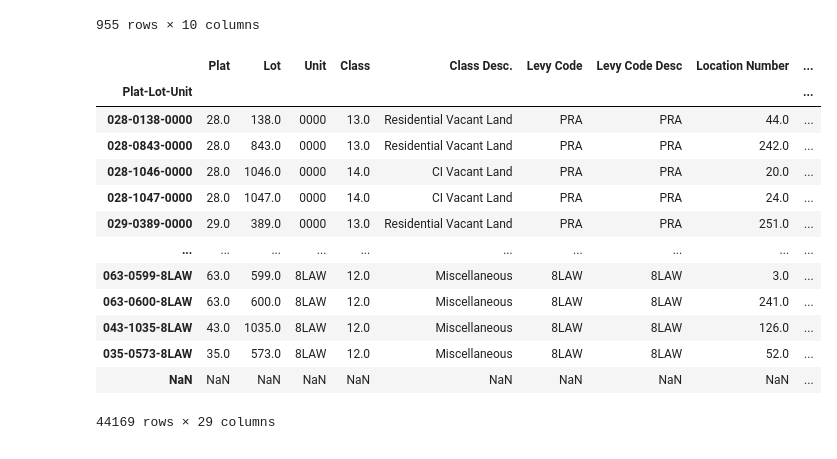
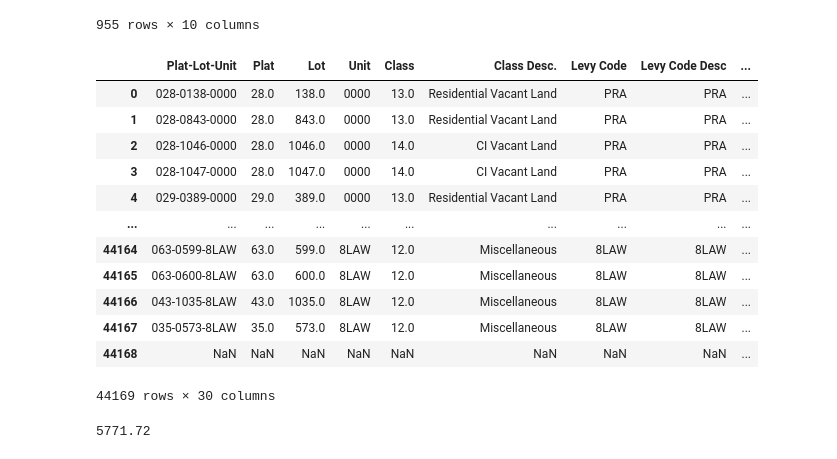
Before and after one commit to chris-sarli/parking-analysis, a Jupyter notebook: notebooks/Taxes.ipynb, the cells around one changed output. Cells and saved outputs as stored; diff of their text form; code cells hidden in the pictures.

```diff
--- a/notebooks/Taxes.ipynb
+++ b/notebooks/Taxes.ipynb
@@ -259,23 +260,26 @@ def getMissingValue(osmParcel):
 osm_parcels['missing_valuation'] = osm_parcels.apply(lambda x: getMissingValue(x.to_dict()), axis=1)
 osm_parcels['missing_perc'] = osm_parcels['missing_valuation'] / osm_parcels['ValueTotal']
 # %%
-taxes = pd.read_csv('tax-data/2019_Property_Tax_Roll.csv').set_index('Plat-Lot-Unit')
+taxes = pd.read_csv('tax-data/2019_Property_Tax_Roll.csv')
 taxes
 # %% [output]
-|  | Plat | Lot | Unit | Class | Class Desc. | Levy Code | Levy Code Desc | Location Number | ... |
-| Plat-Lot-Unit |  |  |  |  |  |  |  |  | ... |
-| 028-0138-0000 | 28.0 | 138.0 | 0000 | 13.0 | Residential Vacant Land | PRA | PRA | 44.0 | ... |
-| 028-0843-0000 | 28.0 | 843.0 | 0000 | 13.0 | Residential Vacant Land | PRA | PRA | 242.0 | ... |
-| 028-1046-0000 | 28.0 | 1046.0 | 0000 | 14.0 | CI Vacant Land | PRA | PRA | 20.0 | ... |
-| 028-1047-0000 | 28.0 | 1047.0 | 0000 | 14.0 | CI Vacant Land | PRA | PRA | 24.0 | ... |
-| 029-0389-0000 | 29.0 | 389.0 | 0000 | 13.0 | Residential Vacant Land | PRA | PRA | 251.0 | ... |
+|  | Plat-Lot-Unit | Plat | Lot | Unit | Class | Class Desc. | Levy Code | Levy Code Desc | ... |
+| 0 | 028-0138-0000 | 28.0 | 138.0 | 0000 | 13.0 | Residential Vacant Land | PRA | PRA | ... |
+| 1 | 028-0843-0000 | 28.0 | 843.0 | 0000 | 13.0 | Residential Vacant Land | PRA | PRA | ... |
+| 2 | 028-1046-0000 | 28.0 | 1046.0 | 0000 | 14.0 | CI Vacant Land | PRA | PRA | ... |
+| 3 | 028-1047-0000 | 28.0 | 1047.0 | 0000 | 14.0 | CI Vacant Land | PRA | PRA | ... |
+| 4 | 029-0389-0000 | 29.0 | 389.0 | 0000 | 13.0 | Residential Vacant Land | PRA | PRA | ... |
 | ... | ... | ... | ... | ... | ... | ... | ... | ... | ... |
-| 063-0599-8LAW | 63.0 | 599.0 | 8LAW | 12.0 | Miscellaneous | 8LAW | 8LAW | 3.0 | ... |
-| 063-0600-8LAW | 63.0 | 600.0 | 8LAW | 12.0 | Miscellaneous | 8LAW | 8LAW | 241.0 | ... |
-| 043-1035-8LAW | 43.0 | 1035.0 | 8LAW | 12.0 | Miscellaneous | 8LAW | 8LAW | 126.0 | ... |
-| 035-0573-8LAW | 35.0 | 573.0 | 8LAW | 12.0 | Miscellaneous | 8LAW | 8LAW | 52.0 | ... |
-| NaN | NaN | NaN | NaN | NaN | NaN | NaN | NaN | NaN | ... |
+| 44164 | 063-0599-8LAW | 63.0 | 599.0 | 8LAW | 12.0 | Miscellaneous | 8LAW | 8LAW | ... |
+| 44165 | 063-0600-8LAW | 63.0 | 600.0 | 8LAW | 12.0 | Miscellaneous | 8LAW | 8LAW | ... |
+| 44166 | 043-1035-8LAW | 43.0 | 1035.0 | 8LAW | 12.0 | Miscellaneous | 8LAW | 8LAW | ... |
+| 44167 | 035-0573-8LAW | 35.0 | 573.0 | 8LAW | 12.0 | Miscellaneous | 8LAW | 8LAW | ... |
+| 44168 | NaN | NaN | NaN | NaN | NaN | NaN | NaN | NaN | ... |
-44169 rows × 29 columns
+44169 rows × 30 columns
+# %%
+taxes[taxes['Plat-Lot-Unit'] == "063-0600-8LAW"]['Total Taxes'].values[0]
+# %% [output]
+5771.72
 # %%
 def t(x):
     try:
```
Also changed, not shown: parts of 14 cells of this notebook.
